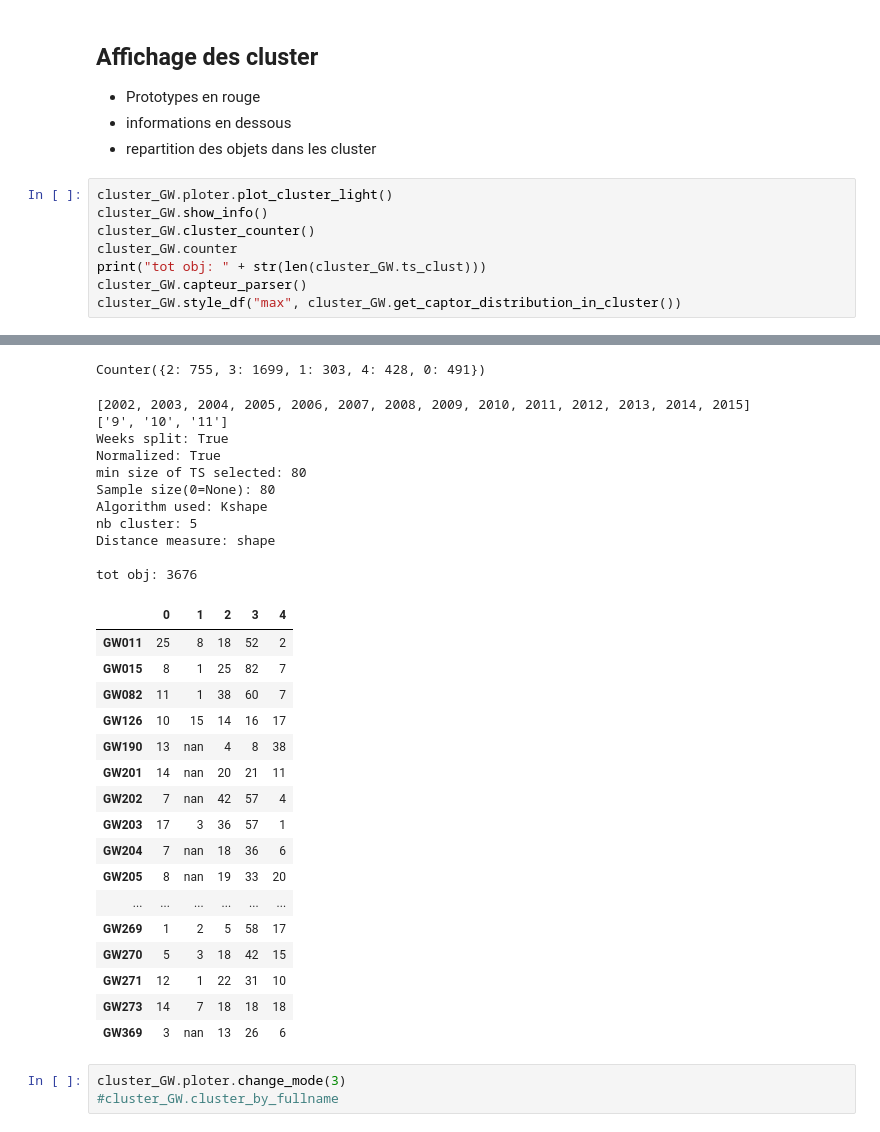
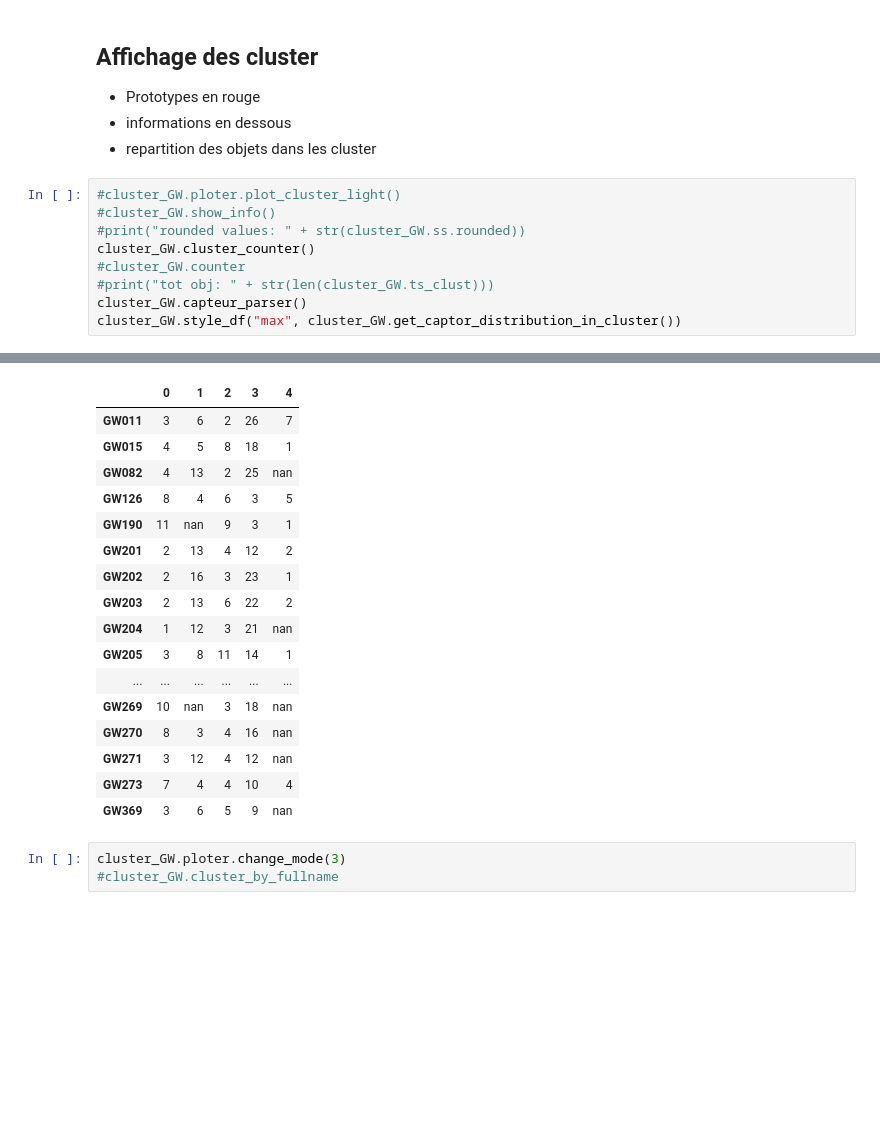
Before and after one commit to LevavasseurYann/Hydro-Data-Mining-, a Jupyter notebook: Read_cluster.ipynb, the cells around one changed output, grey strips where cells are left out. Saved outputs shown, nothing was run; the diff lists cells and outputs as text; blank space fills up the shorter version.

Commit message:
Cluster prox + aff per piezo + detection pic RG + round useless

```diff
--- a/Read_cluster.ipynb
+++ b/Read_cluster.ipynb
@@ -77,11 +73,12 @@ cluster_GW.read_cluster(name_file[0])
 * informations en dessous
 * repartition des objets dans les cluster
 # %%
-cluster_GW.ploter.plot_cluster_light()
-cluster_GW.show_info()
+#cluster_GW.ploter.plot_cluster_light()
+#cluster_GW.show_info()
+#print("rounded values: " + str(cluster_GW.ss.rounded))
 cluster_GW.cluster_counter()
-cluster_GW.counter
-print("tot obj: " + str(len(cluster_GW.ts_clust)))
+#cluster_GW.counter
+#print("tot obj: " + str(len(cluster_GW.ts_clust)))
 cluster_GW.capteur_parser()
 cluster_GW.style_df("max", cluster_GW.get_captor_distribution_in_cluster())
 # %% [output]
@@ -89,32 +85,20 @@ cluster_GW.style_df("max", cluster_GW.get_captor_distribution_in_cluster())
-Counter({2: 755, 3: 1699, 1: 303, 4: 428, 0: 491})
-[2002, 2003, 2004, 2005, 2006, 2007, 2008, 2009, 2010, 2011, 2012, 2013, 2014, 2015]
-['9', '10', '11']
-Weeks split: True
-Normalized: True
-min size of TS selected: 80
-Sample size(0=None): 80
-Algorithm used: Kshape
-nb cluster: 5
-Distance measure: shape
-
-tot obj: 3676
 |  | 0 | 1 | 2 | 3 | 4 |
-| GW011 | 25 | 8 | 18 | 52 | 2 |
-| GW015 | 8 | 1 | 25 | 82 | 7 |
-| GW082 | 11 | 1 | 38 | 60 | 7 |
-| GW126 | 10 | 15 | 14 | 16 | 17 |
-| GW190 | 13 | nan | 4 | 8 | 38 |
-| GW201 | 14 | nan | 20 | 21 | 11 |
-| GW202 | 7 | nan | 42 | 57 | 4 |
-| GW203 | 17 | 3 | 36 | 57 | 1 |
-| GW204 | 7 | nan | 18 | 36 | 6 |
-| GW205 | 8 | nan | 19 | 33 | 20 |
+| GW011 | 3 | 6 | 2 | 26 | 7 |
+| GW015 | 4 | 5 | 8 | 18 | 1 |
+| GW082 | 4 | 13 | 2 | 25 | nan |
+| GW126 | 8 | 4 | 6 | 3 | 5 |
+| GW190 | 11 | nan | 9 | 3 | 1 |
+| GW201 | 2 | 13 | 4 | 12 | 2 |
+| GW202 | 2 | 16 | 3 | 23 | 1 |
+| GW203 | 2 | 13 | 6 | 22 | 2 |
+| GW204 | 1 | 12 | 3 | 21 | nan |
+| GW205 | 3 | 8 | 11 | 14 | 1 |
 | ... | ... | ... | ... | ... | ... |
-| GW269 | 1 | 2 | 5 | 58 | 17 |
-| GW270 | 5 | 3 | 18 | 42 | 15 |
-| GW271 | 12 | 1 | 22 | 31 | 10 |
-| GW273 | 14 | 7 | 18 | 18 | 18 |
-| GW369 | 3 | nan | 13 | 26 | 6 |
+| GW269 | 10 | nan | 3 | 18 | nan |
+| GW270 | 8 | 3 | 4 | 16 | nan |
+| GW271 | 3 | 12 | 4 | 12 | nan |
+| GW273 | 7 | 4 | 4 | 10 | 4 |
+| GW369 | 3 | 6 | 5 | 9 | nan |
 # %%
 cluster_GW.ploter.change_mode(3)
 #cluster_GW.cluster_by_fullname
```
Also changed, not shown: parts of 39 cells of this notebook, 11 other files.
